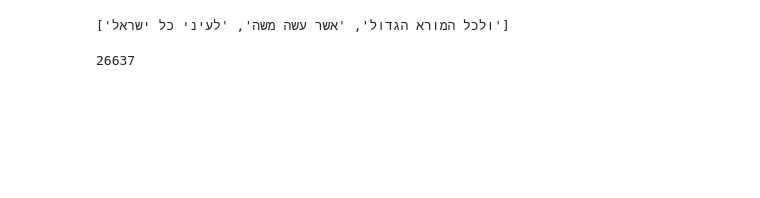
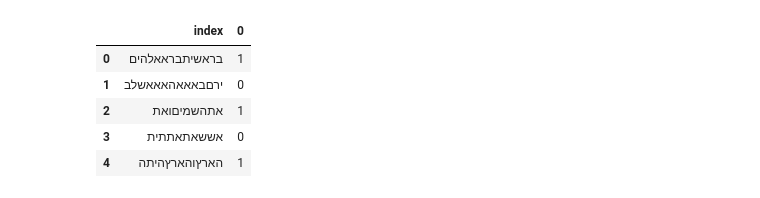
Before and after one commit to mannmoshe/text-recognition, a Jupyter notebook: true_text_classifier.ipynb, the cells around one changed output. Cells and saved outputs as stored; diff of their text form; code cells hidden in the pictures; blank space fills up the shorter version.

```diff
--- a/true_text_classifier.ipynb
+++ b/true_text_classifier.ipynb
@@ -10,8 +11,9 @@ torah_text = req.text
 # %%
 torah_words = torah_text.split()
 # %%
-phrases = []
+phrases = {}
 for i in range(0, int(len(torah_words)), 3):
-  phrase = ' '.join(torah_words[i: i+3])
-  phrases.append(phrase)
+  phrase = ''.join(torah_words[i: i+3])
+  phrases[phrase] = 1 # true text
+  phrases[''.join(random.choices(phrase, k=len(phrase), weights=[phrase.count(c) / len(phrase) for c in phrase]))] = 0 # random text
 # %%
@@ -21,8 +39,11 @@ phrases[:3]
-# %%
-phrases[-3:]
-# %% [output]
-['ולכל המורא הגדול', 'אשר עשה משה', 'לעיני כל ישראל']
-# %%
-len(phrases)
-# %% [output]
-26637
+# %%
+phrases_dataset = pd.DataFrame.from_dict(phrases, orient='index').reset_index()
+# %%
+phrases_dataset.head()
+# %% [output]
+|  | index | 0 |
+| 0 | בראשיתבראאלהים | 1 |
+| 1 | ירםבאאאהאאאשלב | 0 |
+| 2 | אתהשמיםואת | 1 |
+| 3 | אששאתאתתית | 0 |
+| 4 | הארץוהארץהיתה | 1 |
```
Also changed, not shown: parts of 2 cells of this notebook.
